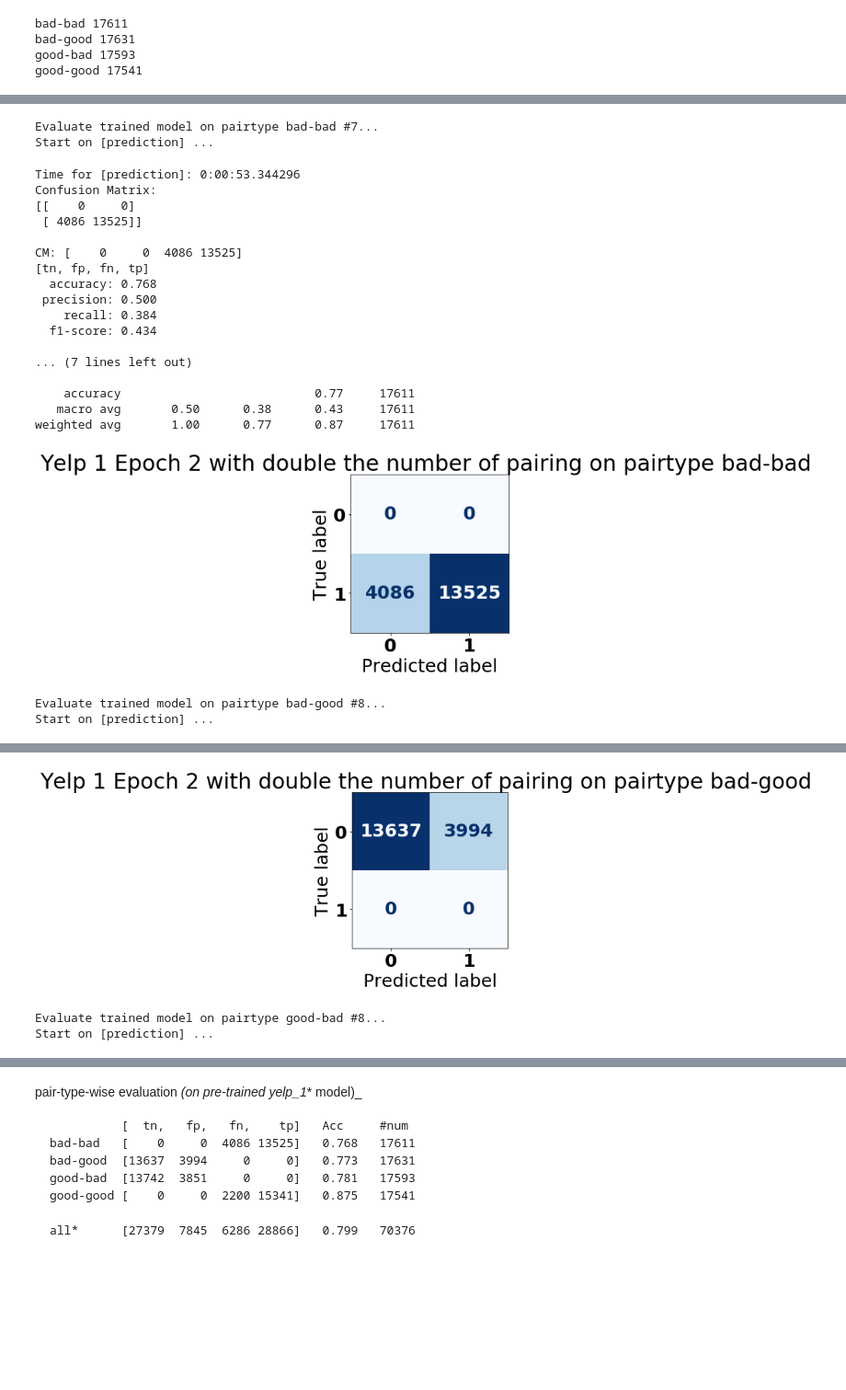
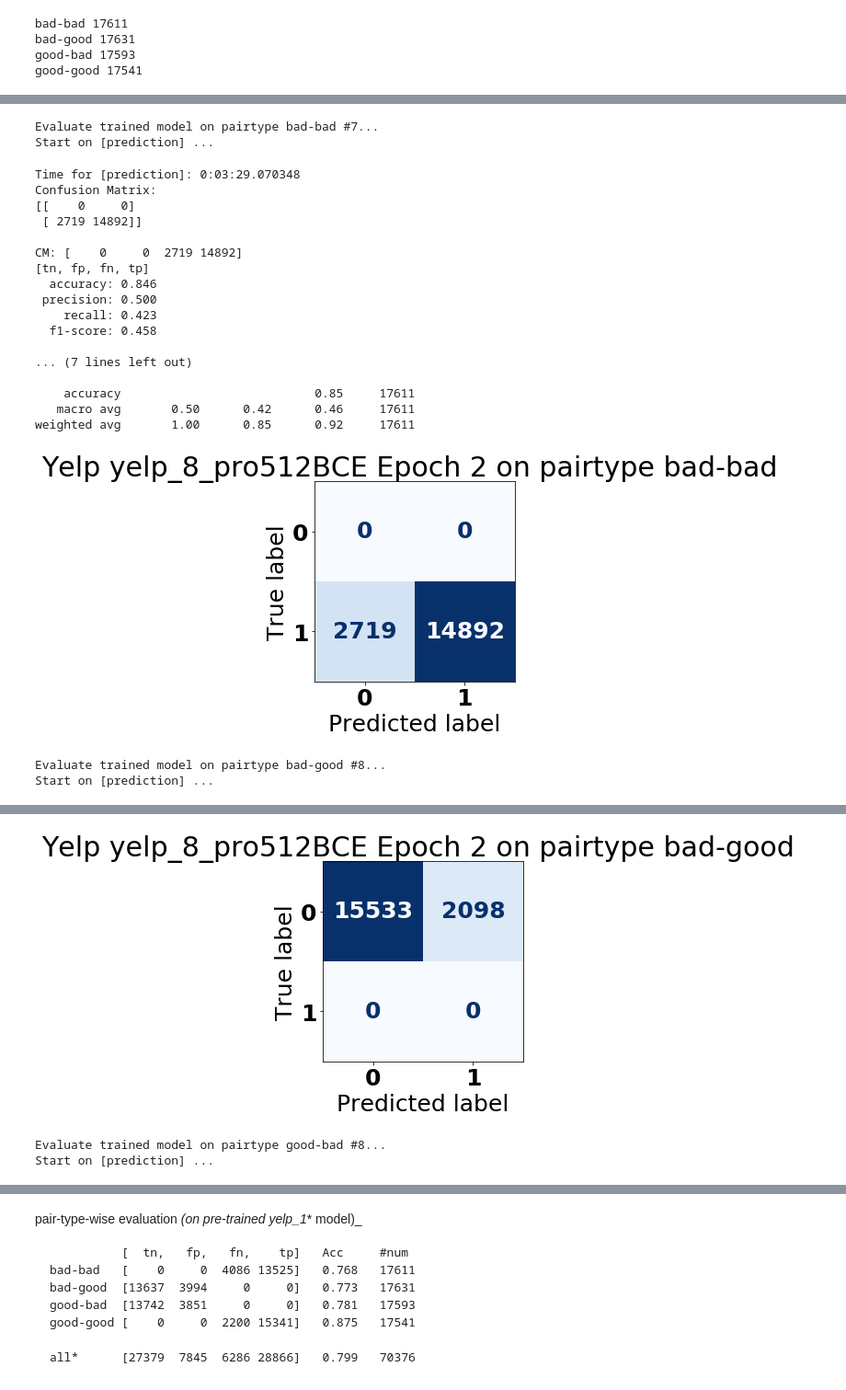
Before and after one commit to Querela/argmining19-same-side-classification, a Jupyter notebook: SentimentDatasets_Yelp_Analysis_PerSide.ipynb, the cells around one changed output, grey strips where cells are left out. Shown at 92% size. Drawn from its saved outputs; the diff is of its cells as text; code cells hidden in the pictures; blank space fills up the shorter version.

Commit message:
Fix bug (param name) + add updates to notebook

```diff
--- a/SentimentDatasets_Yelp_Analysis_PerSide.ipynb
+++ b/SentimentDatasets_Yelp_Analysis_PerSide.ipynb
@@ -1044,7 +1093,8 @@ batch_size = 32
 # %%
-run_name1 = "yelp_1_pro128BCE"
-fn_run_path1 = Path(f"data/{run_name1}")
-epoch_id = num_epochs - 1
-fn_model_state = fn_run_path1 / f"bert.model.checkpoint{epoch_id}.params"
-print(f"Load {fn_model_state} ...")
-model.load_parameters(str(fn_model_state), ctx=ctx)
+if False:
+    run_name1 = "yelp_1_pro128BCE"
+    fn_run_path1 = Path(f"data/{run_name1}")
+    epoch_id = num_epochs - 1
+    fn_model_state = fn_run_path1 / f"bert.model.checkpoint{epoch_id}.params"
+    print(f"Load {fn_model_state} ...")
+    model.load_parameters(str(fn_model_state), ctx=ctx)
@@ -1083,15 +1113,16 @@ weighted avg       0.80      0.80      0.80     70376
 # %%
-# for whole dataset
-print("Prepare dataset ...")
-X_dev, y_dev = traindev_df[names_columns_X], traindev_df[names_columns_y]
-_, data_dev = transform_dataset(X_dev, y_dev, transform)
+if False:
+    # for whole dataset
+    print("Prepare dataset ...")
+    X_dev, y_dev = traindev_df[names_columns_X], traindev_df[names_columns_y]
+    _, data_dev = transform_dataset(X_dev, y_dev, transform)
 
-print("Evaluate trained model for each epoch ...")
-all_predictions, cum_loss = predict(model, data_dev, ctx, metric, loss_function, batch_size=batch_size)
-y_true, y_pred = predict_out_to_ys(all_predictions, all_labels)
-with open(fn_run_path / f"yelp_1_eval_epoch{epoch_id}_all.p", "wb") as fp:
-    pickle.dump(y_true, fp, protocol=pickle.HIGHEST_PROTOCOL)
-    pickle.dump(y_pred, fp, protocol=pickle.HIGHEST_PROTOCOL)
-report_training_results(y_true, y_pred, name=f"BERTClassifier - {run_name} (ALL)", heatmap=False)
-plot_confusion_matrix(y_true, y_pred, labels=[0, 1], title=f"Yelp 1 Epoch {epoch_id} with double the number of pairing (ALL)", values_format="d", cmap="Blues", include_colorbar=False)
-plt.show()
+    print("Evaluate trained model for each epoch ...")
+    all_predictions, cum_loss = predict(model, data_dev, ctx, metric, loss_function, batch_size=batch_size)
+    y_true, y_pred = predict_out_to_ys(all_predictions, all_labels)
+    with open(fn_run_path / f"yelp_1_eval_epoch{epoch_id}_all.p", "wb") as fp:
+        pickle.dump(y_true, fp, protocol=pickle.HIGHEST_PROTOCOL)
+        pickle.dump(y_pred, fp, protocol=pickle.HIGHEST_PROTOCOL)
+    report_training_results(y_true, y_pred, name=f"BERTClassifier - {run_name} (ALL)", heatmap=False)
+    plot_confusion_matrix(y_true, y_pred, labels=[0, 1], title=f"Yelp 1 Epoch {epoch_id} with double the number of pairing (ALL)", values_format="d", cmap="Blues", include_colorbar=False)
+    plt.show()
@@ -1149,35 +1158,35 @@ Time for [prepare training / validation data]: 0:00:05.021262
 # %%
 for pairtype, (_, data_dev) in data_dev_grouped.items():
     print(f"Evaluate trained model on pairtype {pairtype} #{len(pairtype)}...")
 
     all_predictions, cum_loss = predict(model, data_dev, ctx, metric, loss_function, batch_size=batch_size)
     y_true, y_pred = predict_out_to_ys(all_predictions, all_labels)
-    with open(fn_run_path / f"yelp_1_eval_epoch{epoch_id}_{pairtype}.p", "wb") as fp:
+    with open(fn_run_path / f"yelp_8_eval_epoch{epoch_id}_{pairtype}.p", "wb") as fp:
         pickle.dump(y_true, fp, protocol=pickle.HIGHEST_PROTOCOL)
         pickle.dump(y_pred, fp, protocol=pickle.HIGHEST_PROTOCOL)
     report_training_results(y_true, y_pred, name=f"BERTClassifier - {run_name} - {pairtype}", heatmap=False)
-    plot_confusion_matrix(y_true, y_pred, labels=[0, 1], title=f"Yelp 1 Epoch {epoch_id} with double the number of pairing on pairtype {pairtype}", values_format="d", cmap="Blues", include_colorbar=False)
+    plot_confusion_matrix(y_true, y_pred, labels=[0, 1], title=f"Yelp {run_name} Epoch {epoch_id} on pairtype {pairtype}", values_format="d", cmap="Blues", include_colorbar=False)
     plt.show()
 # %% [output]
 Evaluate trained model on pairtype bad-bad #7...
 Start on [prediction] ...
-Time for [prediction]: 0:00:53.344296
+Time for [prediction]: 0:03:29.070348
 Confusion Matrix:
 [[    0     0]
- [ 4086 13525]]
+ [ 2719 14892]]
 
-CM: [    0     0  4086 13525]
+CM: [    0     0  2719 14892]
 [tn, fp, fn, tp]
-  accuracy: 0.768
+  accuracy: 0.846
  precision: 0.500
-    recall: 0.384
-  f1-score: 0.434
+    recall: 0.423
+  f1-score: 0.458
 
 ... (7 lines left out)
 
-    accuracy                           0.77     17611
-   macro avg       0.50      0.38      0.43     17611
-weighted avg       1.00      0.77      0.87     17611
+    accuracy                           0.85     17611
+   macro avg       0.50      0.42      0.46     17611
+weighted avg       1.00      0.85      0.92     17611
-[figure, old version]
+[figure, new version]
 Evaluate trained model on pairtype bad-good #8...
 Start on [prediction] ...
@@ -1201,3 +1210,3 @@ weighted avg       1.00      0.77      0.87     17631
-[figure, old version]
+[figure, new version]
 Evaluate trained model on pairtype good-bad #8...
 Start on [prediction] ...
```
Also changed, not shown: parts of 42 cells of this notebook, 2 other files.
